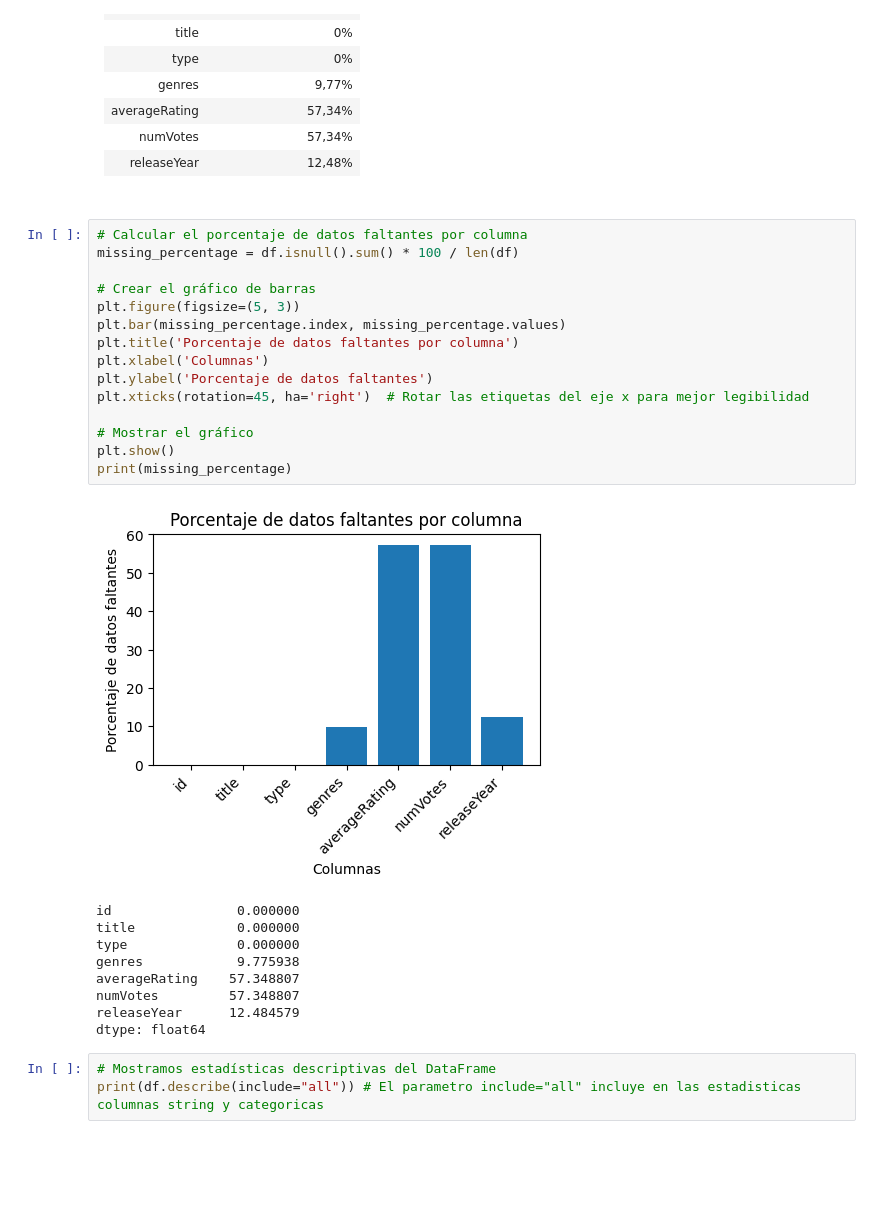
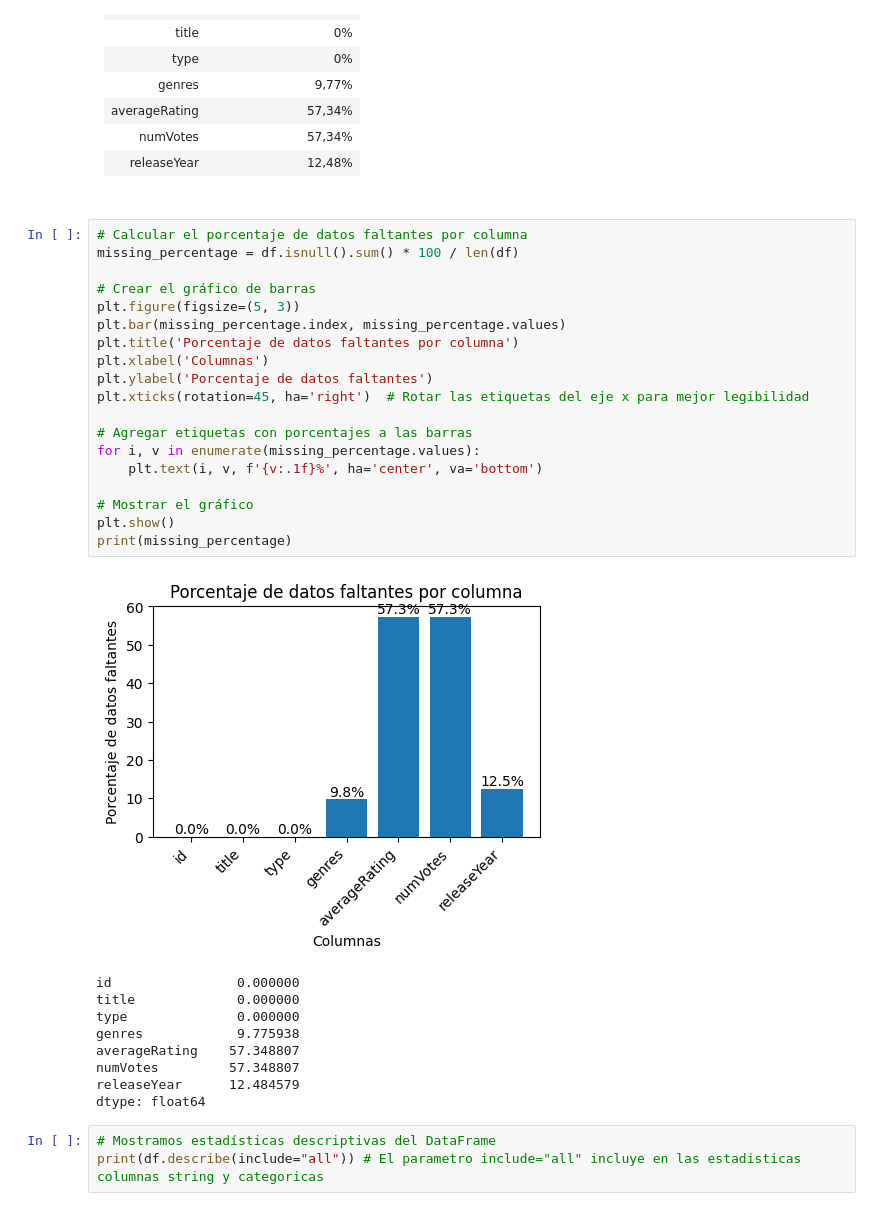
Before and after one commit to ipsilon7/Analisis-de-datos-de-IMDb, a Jupyter notebook: Proceso_ETL.ipynb, the cells around one changed output. Cells and saved outputs as stored; diff of their text form; blank space fills up the shorter version.

```diff
--- a/Proceso_ETL.ipynb
+++ b/Proceso_ETL.ipynb
@@ -136,20 +136,24 @@ El porcentaje de datos faltantes por columna quedaria de la siguiente manera:
 # %%
 # Calcular el porcentaje de datos faltantes por columna
 missing_percentage = df.isnull().sum() * 100 / len(df)
 
 # Crear el gráfico de barras
 plt.figure(figsize=(5, 3))
 plt.bar(missing_percentage.index, missing_percentage.values)
 plt.title('Porcentaje de datos faltantes por columna')
 plt.xlabel('Columnas')
 plt.ylabel('Porcentaje de datos faltantes')
 plt.xticks(rotation=45, ha='right')  # Rotar las etiquetas del eje x para mejor legibilidad
 
+# Agregar etiquetas con porcentajes a las barras
+for i, v in enumerate(missing_percentage.values):
+    plt.text(i, v, f'{v:.1f}%', ha='center', va='bottom')
+
 # Mostrar el gráfico
 plt.show()
 print(missing_percentage)
 # %% [output]
-[figure, old version]
+[figure, new version]
 id                0.000000
 title             0.000000
 type              0.000000
```
